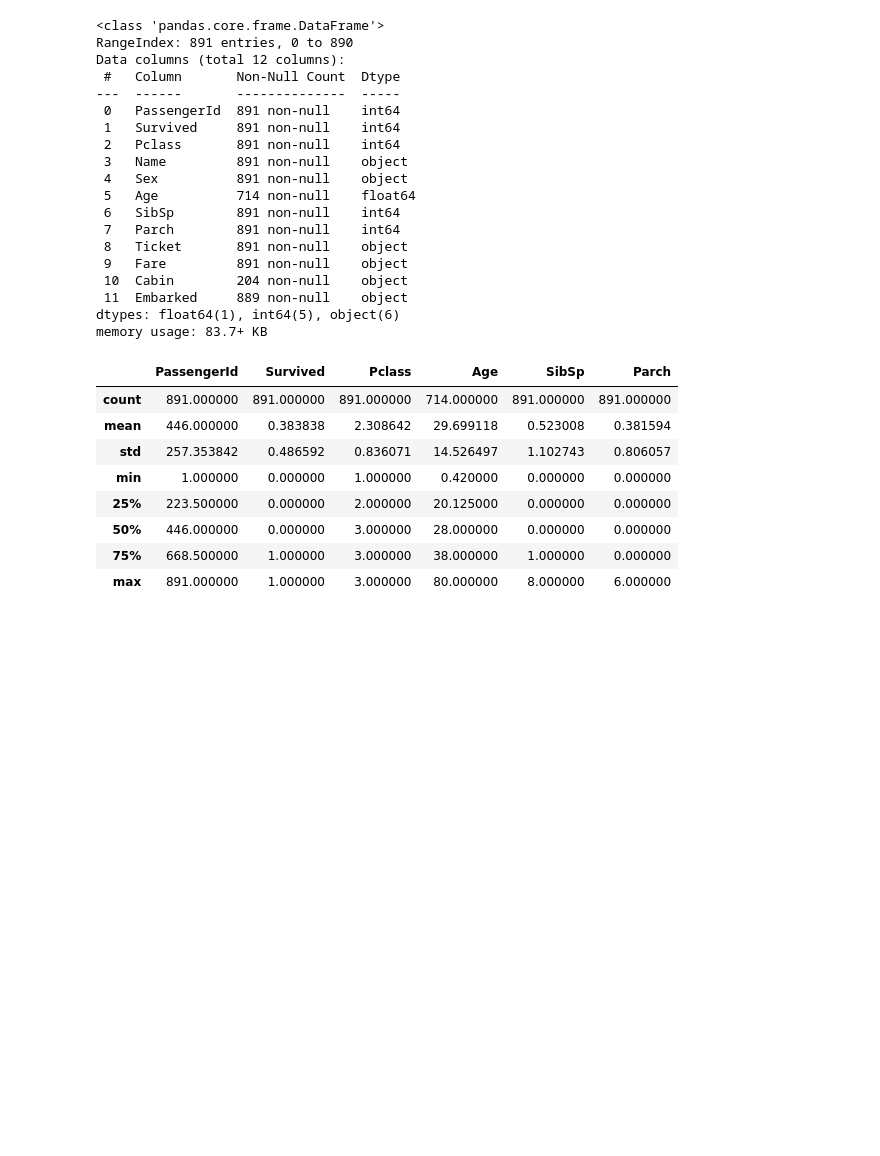
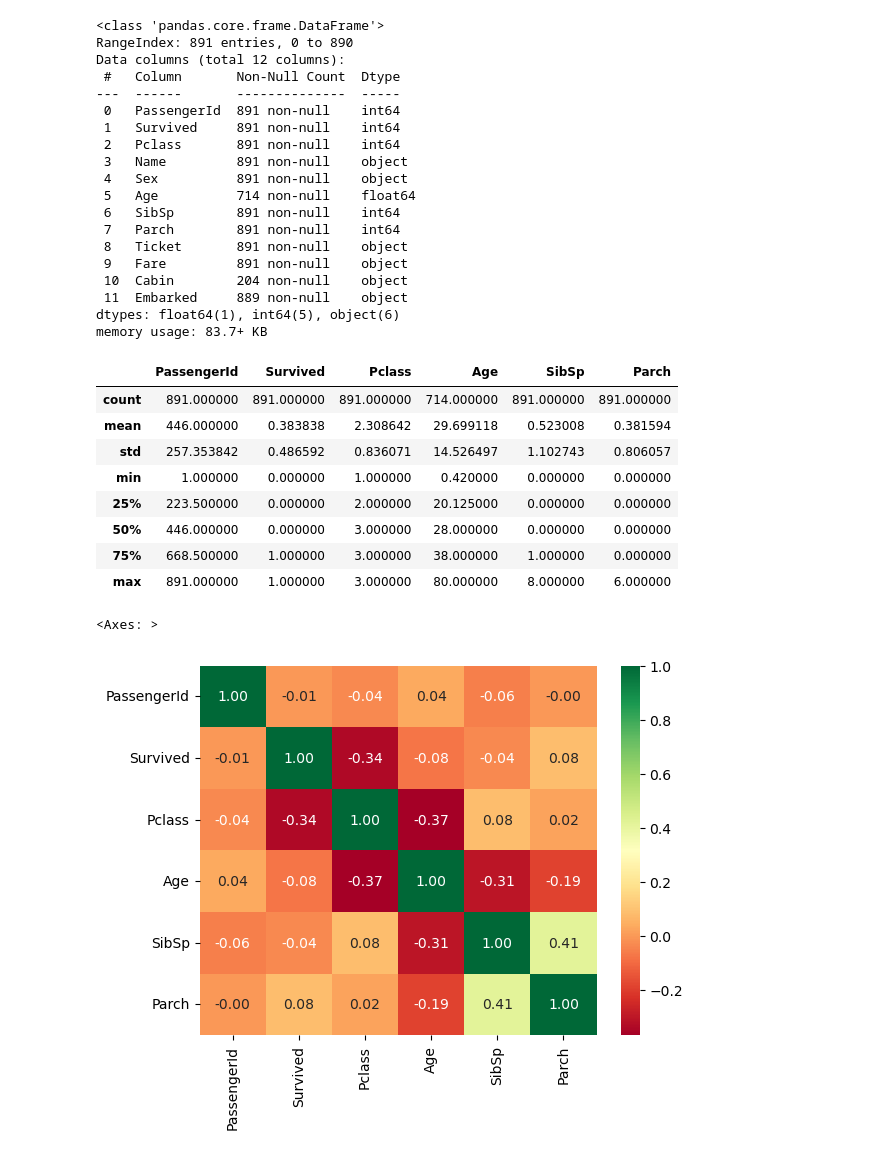
Before and after one commit to jresendiz27/CIC_AIDiploma2025, a Jupyter notebook: notebooks/Titanic_ML.ipynb, the cells around one changed output. Cells and saved outputs as stored; diff of their text form; code cells hidden in the pictures; blank space fills up the shorter version.

Commit message:
Add Correlation graph to Titanic Dataset

```diff
--- a/notebooks/Titanic_ML.ipynb
+++ b/notebooks/Titanic_ML.ipynb
@@ -66,3 +67,12 @@ df.describe()
 | 50% | 446.000000 | 0.000000 | 3.000000 | 28.000000 | 0.000000 | 0.000000 |
 | 75% | 668.500000 | 1.000000 | 3.000000 | 38.000000 | 1.000000 | 0.000000 |
 | max | 891.000000 | 1.000000 | 3.000000 | 80.000000 | 8.000000 | 6.000000 |
+# %%
+# df["cabin_null"] = df["Cabin"].isna()
+# stats = {"conteo": ("Survived", len), "prob_survived": ("Survived", "mean")}
+# df.groupby("cabin_null").agg(**stats)
+
+sns.heatmap(df.corr(numeric_only=True), annot=True, fmt=".2f", cmap="RdYlGn")
+# %% [output]
+<Axes: >
+[figure, added]
```
Also changed, not shown: parts of 2 cells of this notebook.
